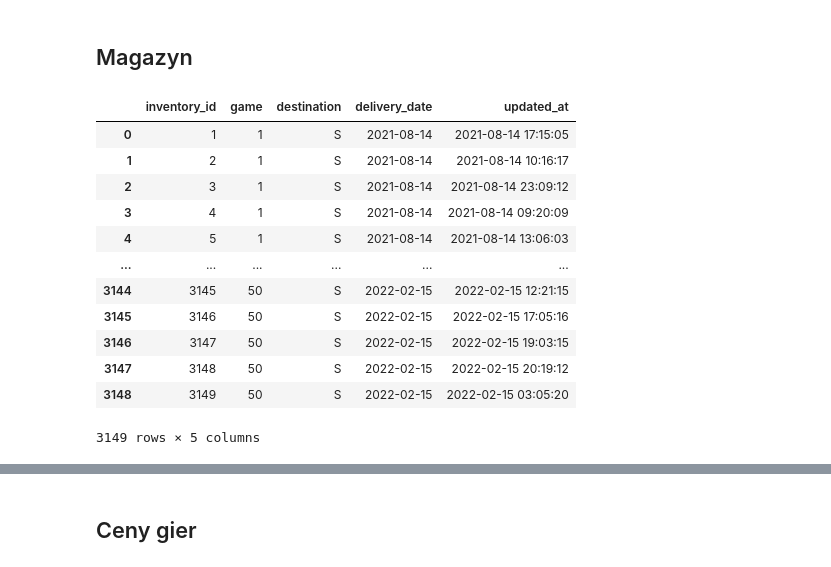
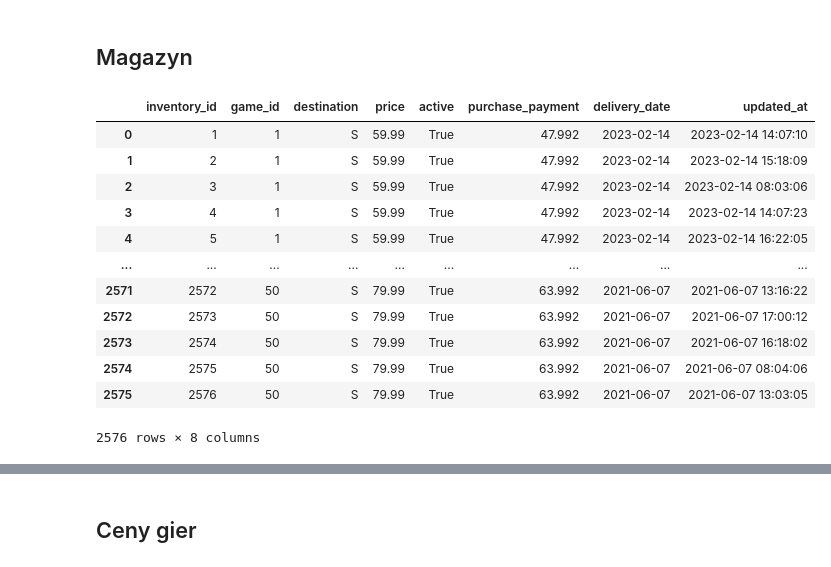
Before and after one commit to o-Mateo-o/geeks-and-dragons-db, a Jupyter notebook: notebooks/attempts/gen.ipynb, the cells around one changed output, grey strips where cells are left out. Drawn from its saved outputs; the diff is of its cells as text; code cells hidden in the pictures.

```diff
--- a/notebooks/attempts/gen.ipynb
+++ b/notebooks/attempts/gen.ipynb
@@ -701,5 +701,5 @@ participations_df_generator(tournament, customers).head()
 # %%
-def store():
+def sell():
     N = sum(prompt_dates['volume_sales'])*expon.rvs(loc=1/4)
     while N < 2500 or N > 3700:
         N = sum(prompt_dates['volume_sales'])*expon.rvs(loc=1/4)
@@ -718,31 +718,32 @@ def store():
     indexy = [x for x, y in zip(index, ilość2) for _ in range(y)]
     daty_dost = [x for x, y in zip(daty, ilość2) for _ in range(y)]
     g_id = [x for x, y in zip(prompt_games['game_id'], ilość) for _ in range(y)]
-    upd = [datetime.datetime.strptime(i, '%Y-%m-%d').replace(hour=random.randint(0, 23), minute=random.randint(0, 23), second=random.randint(0, 23)) for i in daty_dost]
+    upd = [datetime.datetime.strptime(i, '%Y-%m-%d').replace(hour=random.randint(8, 19), minute=random.randint(0, 23), second=random.randint(0, 23)) for i in daty_dost]
+    ceny = [x for x, y in zip(prompt_games['Kupno'], ilość2) for _ in range(y)]
     df = pd.DataFrame({
         'inventory_id': [*id_generator(len(indexy))],
-        'game': g_id,
+        'game_id': g_id,
         'destination': ['S' for _ in range(len(indexy))],
-        #'price_id': [],
-        #'active': [],
-        #'purchase_payment_id': [],
+        'price': ceny,
+        'active': ['True' for i in range(len(upd))],
+        'purchase_payment': [0.8*cena for cena in ceny],
         'delivery_date': daty_dost,
         'updated_at': upd
     })
     return df
 # %%
-store()
+sell()
 # %% [output]
-|  | inventory_id | game | destination | delivery_date | updated_at |
-| 0 | 1 | 1 | S | 2021-08-14 | 2021-08-14 17:15:05 |
-| 1 | 2 | 1 | S | 2021-08-14 | 2021-08-14 10:16:17 |
-| 2 | 3 | 1 | S | 2021-08-14 | 2021-08-14 23:09:12 |
-| 3 | 4 | 1 | S | 2021-08-14 | 2021-08-14 09:20:09 |
-| 4 | 5 | 1 | S | 2021-08-14 | 2021-08-14 13:06:03 |
-| ... | ... | ... | ... | ... | ... |
-| 3144 | 3145 | 50 | S | 2022-02-15 | 2022-02-15 12:21:15 |
-| 3145 | 3146 | 50 | S | 2022-02-15 | 2022-02-15 17:05:16 |
-| 3146 | 3147 | 50 | S | 2022-02-15 | 2022-02-15 19:03:15 |
-| 3147 | 3148 | 50 | S | 2022-02-15 | 2022-02-15 20:19:12 |
-| 3148 | 3149 | 50 | S | 2022-02-15 | 2022-02-15 03:05:20 |
+|  | inventory_id | game_id | destination | price | active | purchase_payment | delivery_date | updated_at |
+| 0 | 1 | 1 | S | 59.99 | True | 47.992 | 2023-02-14 | 2023-02-14 14:07:10 |
+| 1 | 2 | 1 | S | 59.99 | True | 47.992 | 2023-02-14 | 2023-02-14 15:18:09 |
+| 2 | 3 | 1 | S | 59.99 | True | 47.992 | 2023-02-14 | 2023-02-14 08:03:06 |
+| 3 | 4 | 1 | S | 59.99 | True | 47.992 | 2023-02-14 | 2023-02-14 14:07:23 |
+| 4 | 5 | 1 | S | 59.99 | True | 47.992 | 2023-02-14 | 2023-02-14 16:22:05 |
+| ... | ... | ... | ... | ... | ... | ... | ... | ... |
+| 2571 | 2572 | 50 | S | 79.99 | True | 63.992 | 2021-06-07 | 2021-06-07 13:16:22 |
+| 2572 | 2573 | 50 | S | 79.99 | True | 63.992 | 2021-06-07 | 2021-06-07 17:00:12 |
+| 2573 | 2574 | 50 | S | 79.99 | True | 63.992 | 2021-06-07 | 2021-06-07 16:18:02 |
+| 2574 | 2575 | 50 | S | 79.99 | True | 63.992 | 2021-06-07 | 2021-06-07 08:04:06 |
+| 2575 | 2576 | 50 | S | 79.99 | True | 63.992 | 2021-06-07 | 2021-06-07 13:03:05 |
-3149 rows × 5 columns
+2576 rows × 8 columns
```
Also changed, not shown: parts of 18 cells of this notebook.
